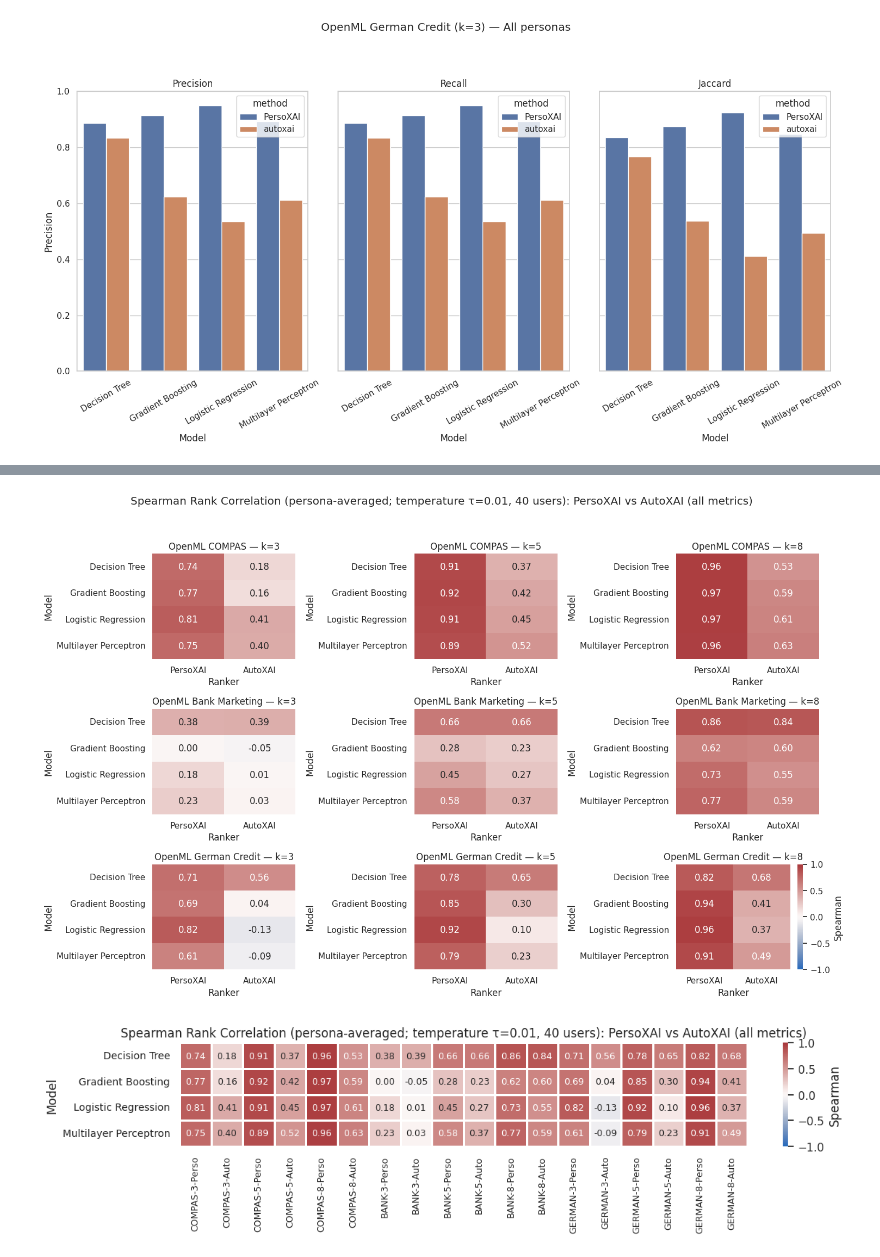
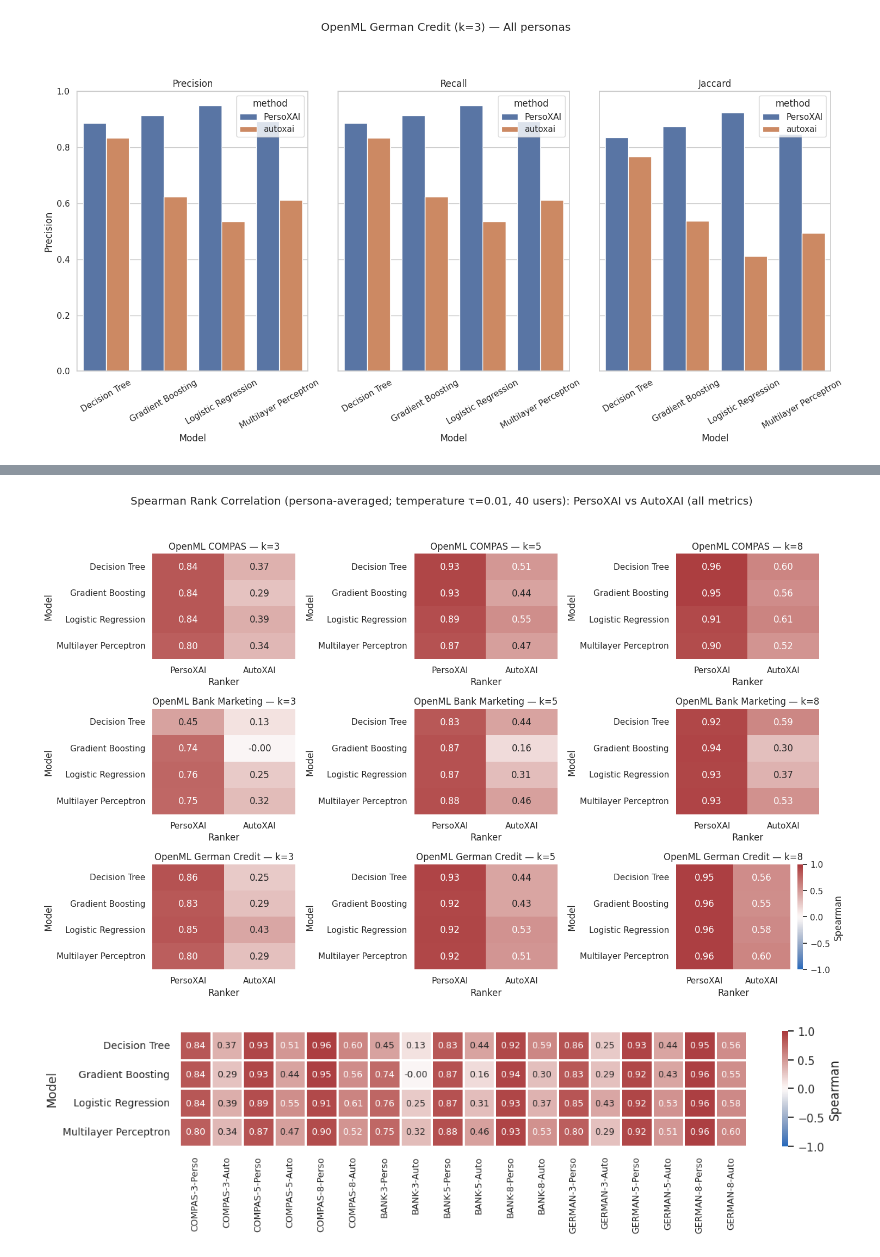
Before and after one commit to kellemNegasi/perso-xai, a Jupyter notebook: src/preference_learning/report_visualization.ipynb, the cells around one changed output, grey strips where cells are left out. Cells and saved outputs as stored; diff of their text form; code cells hidden in the pictures.

```diff
--- a/src/preference_learning/report_visualization.ipynb
+++ b/src/preference_learning/report_visualization.ipynb
@@ -26,7 +26,7 @@ MODEL_LABELS = {
 }
 
 # Path to either a single simulation JSON or a directory containing multiple JSON files.
-RESULTS_PATH = Path('../../results/hc_combo_20251228_050331/preference_learning_simulation_aligned/aut_xai_comp_3-metrics')
+RESULTS_PATH = Path('../../results/hc_combo_20251228_050331/preference_learning_simulation_aligned/aut_xai_comp_all-metrics')
 # Optional filters.
 PERSONA_FILTER: str | None = None  # e.g. 'clinician' / 'regulator' / 'lay_user'
 K_TO_PLOT = 3
@@ -473,7 +473,7 @@ else:
     plt.show()
     plt.close(fig)
 # %% [output]
-[figure, old version]
+[figure, new version]
 # %%
 # --- Compact single-heatmap version (two subcolumns per dataset×k) ---
 
@@ -605,38 +605,38 @@ else:
     linecolor='white',
     annot_kws={'fontsize': 9},   # try 8 if still cramped
 )
 
 
     ax.set_xlabel('')
     ax.set_ylabel('Model')
 
     # Make x labels like your compact example
     ax.set_xticklabels(ax.get_xticklabels(), rotation=90, ha='center', fontsize=9)
     ax.set_yticklabels(ax.get_yticklabels(), rotation=0, fontsize=10)
 
     # Optional: draw separators between each (dataset,k) condition (every 2 columns)
     for x in range(2, ncols, 2):
         ax.axvline(x, color='white', linewidth=2)
 
-    ax.set_title(
-        f"Spearman Rank Correlation (persona-averaged; temperature {temperature_title}, 40 users): "
-        f"{ranker_labels['perso_xai']} vs {ranker_labels['autoxai']} (all metrics)"
-    )
+    # ax.set_title(
+    #     f"Spearman Rank Correlation (persona-averaged; temperature {temperature_title}, 40 users): "
+    #     f"{ranker_labels['perso_xai']} vs {ranker_labels['autoxai']} (all metrics)"
+    # )
 
     fig.tight_layout()
 
     spearman_fig = REPORTS_DIR / f"spearman_heatmap_compact_all_datasets_all_models_{RUN_SUFFIX}.png"
     fig.savefig(spearman_fig, dpi=300, bbox_inches='tight')
     spearman_fig = REPORTS_DIR / f"spearman_heatmap_compact_all_datasets_all_models_{RUN_SUFFIX}.pdf"
     fig.savefig(spearman_fig, dpi=300, bbox_inches='tight', format='pdf')
 
     # Save the compact matrix too (easy to read back)
     wide.to_csv(REPORTS_DIR / f"spearman_heatmap_compact_values_{RUN_SUFFIX}.csv")
 
     plt.show()
     plt.close(fig)
 # %% [output]
-[figure, old version]
+[figure, new version]
 # %%
 # Tau sweep summary: plot τ vs aggregated Spearman.
 # Point this to the folder/file produced by `python -m src.preference_learning.run_all --tau-values ...`.
```
Also changed, not shown: parts of 5 cells of this notebook, 2 other files.
